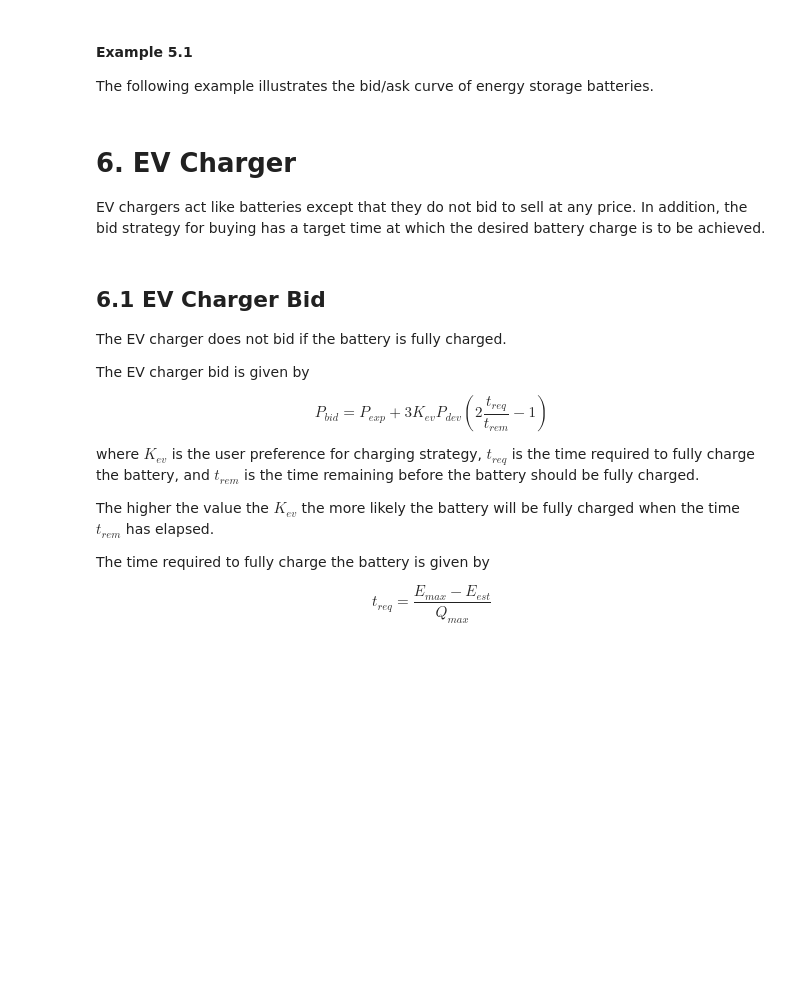
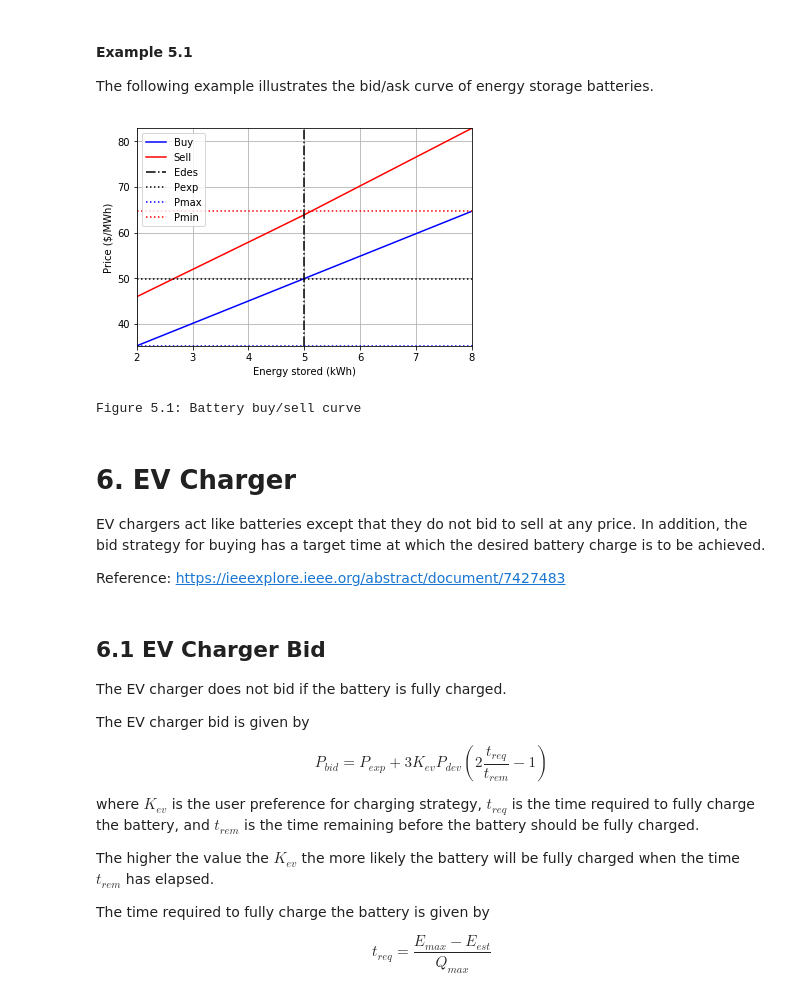
Before and after one commit to slacgismo/TESS, a Jupyter notebook: agents/Bid and response strategy.ipynb, the cells around one changed output. Cells and saved outputs as stored; diff of their text form; code cells hidden in the pictures; blank space fills up the shorter version.

```diff
--- a/agents/Bid and response strategy.ipynb
+++ b/agents/Bid and response strategy.ipynb
@@ -42,7 +42,9 @@ from agents import *
 from matplotlib.pyplot import *
 
 data = get_price_history(source='random',Pexp=50,Pdev=5,N=500,noise=1)
-Pexp,Pdev = get_price_expectation(data)
+expect = get_price_expectation(data)
+Pexp = expect["mean"]
+Pdev = expect["std"]
 Pclear = get_clearing_price(data)
 
 print("Table 1.2: Price data")
@@ -53,7 +55,6 @@ print("Pexp     %+10.4f $/MWh" % Pexp)
 print("Pdev     %+10.4f $/MWh" % Pdev)
 print("Pclear   %+10.4f $/MWh" % Pclear)
 
-
 plot(data)
 xlabel('Market interval (pu.ts)')
 ylabel('Price ($/MWh)')
@@ -392,7 +420,43 @@ The following example illustrates the bid/ask curve of energy storage batteries.
+# %%
+Edes = 5.0
+Emin = 2.0
+Emax = 8.0
+Qmax = 1.0
+Kes = 1.0
+ts = 1/12
+Res = 0.8
+Ces = 1.0
+Erange = np.arange(Emin,Emax+0.001,(Emax-Emin)/10)
+
+figure()
+Pbuy = list(map(lambda Eobs: get_battery_bid(Pexp,Pdev,Eobs,Edes,Emin,Emax,Qmax,Kes)["offer"],Erange))
+plot(Erange,Pbuy,'b')
+Psell = list(map(lambda Eobs: get_battery_ask(Pexp,Pdev,Eobs,Edes,Emin,Emax,Qmax,Kes,ts,Res,Ces)["ask"],Erange))
+plot(Erange,Psell,'r')
+Pmin = Pexp-3*Pdev*Kes
+Pmax = Pexp+3*Pdev*Kes
+plot([Edes,Edes],[np.min(Pbuy),np.max(Psell)],'-.k',
+     [Emin,Emax],[Pexp,Pexp],':k',
+     [Emin,Emax],[Pmin,Pmin],':b',
+     [Emin,Emax],[Pmax,Pmax],':r',)
+grid()
+xlabel('Energy stored (kWh)')
+ylabel('Price ($/MWh)')
+xlim([Emin,Emax])
+ylim([np.min(Pbuy),np.max(Psell)])
+legend(['Buy','Sell','Edes','Pexp','Pmax','Pmin'])
+
+show()
+print('Figure 5.1: Battery buy/sell curve')
+# %% [output]
+[figure, added]
+Figure 5.1: Battery buy/sell curve
 # %% [markdown]
 # 6. EV Charger
 
 EV chargers act like batteries except that they do not bid to sell at any price. In addition, the bid strategy for buying has a target time at which the desired battery charge is to be achieved.
+
+Reference: https://ieeexplore.ieee.org/abstract/document/7427483
 # %% [markdown]
 ## 6.1 EV Charger Bid
 
```
Also changed, not shown: parts of 13 cells of this notebook.
